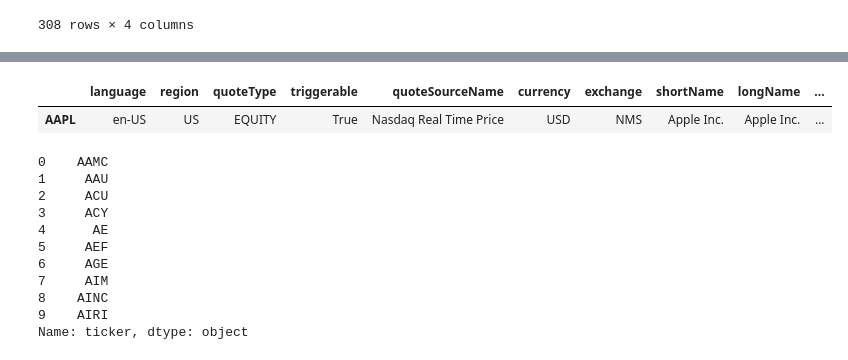
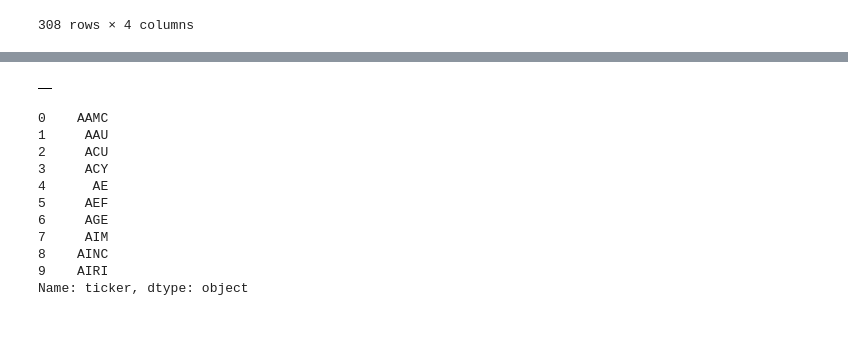
Before and after one commit to dcovarru/investmentsPython, a Jupyter notebook: investments.ipynb, the cells around one changed output, grey strips where cells are left out. Saved outputs shown, nothing was run; the diff lists cells and outputs as text; code cells hidden in the pictures; blank space fills up the shorter version.

```diff
--- a/investments.ipynb
+++ b/investments.ipynb
@@ -136,9 +136,8 @@ investData = investData[investData.SCFlag == 'noSC']
 ## end = datetime.datetime(2018, 5, 30)
 
 def get_data(ticker):
-
-    df = []
     try:
+        df = pd.DataFrame()
         # df = pandas_datareader.data.DataReader('%s' % (ticker), 'morningstar', start, end, retry_count=0)
         # df = web.get_quote_av(ticker, api_key = os.getenv('ALPHAVANTAGE_API_KEY'))
         df = get_quote_yahoo(ticker)
@@ -153,10 +152,9 @@ def get_data(ticker):
 ## get_data('A11s1APL') #valid Symbol
 # get_data('QQQQ') #not a valid Symbol
 # %%
-get_data('AAPL')
+get_data('AaaGRX')
 #valid Symbol
 # %% [output]
-|  | language | region | quoteType | triggerable | quoteSourceName | currency | exchange | shortName | longName | ... |
-| AAPL | en-US | US | EQUITY | True | Nasdaq Real Time Price | USD | NMS | Apple Inc. | Apple Inc. | ... |
+|  |
 # %%
 ## get_quote_yahoo('ZOM')
```
Also changed, not shown: parts of 12 cells of this notebook.
